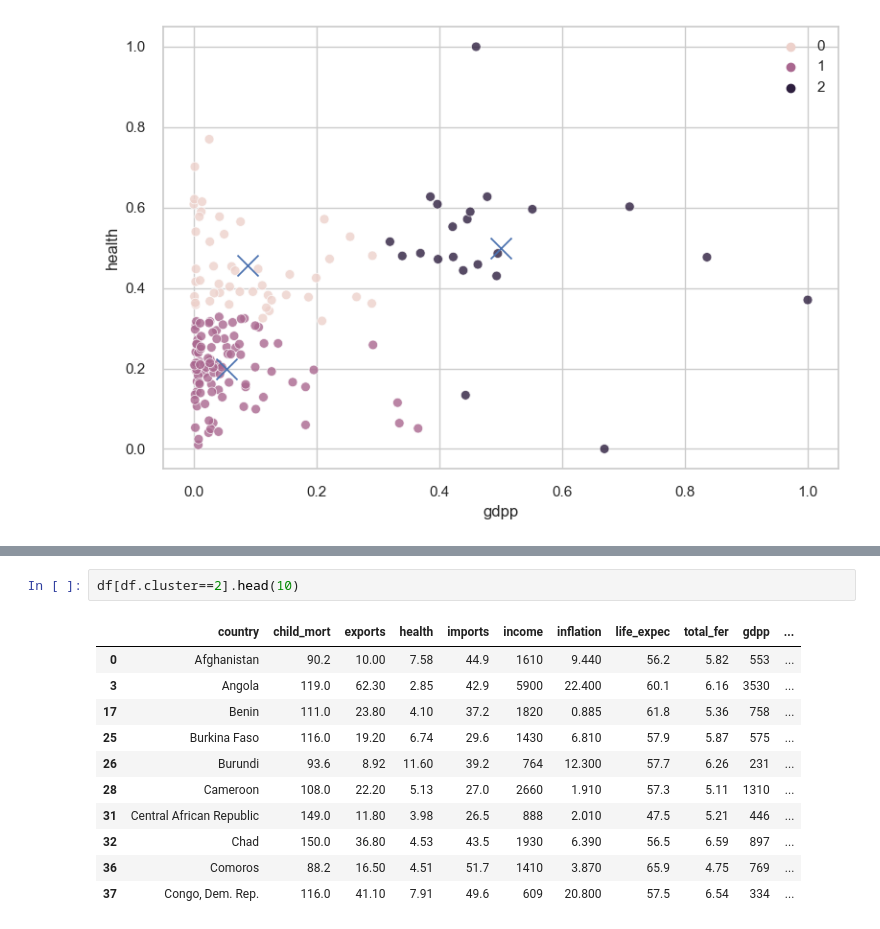
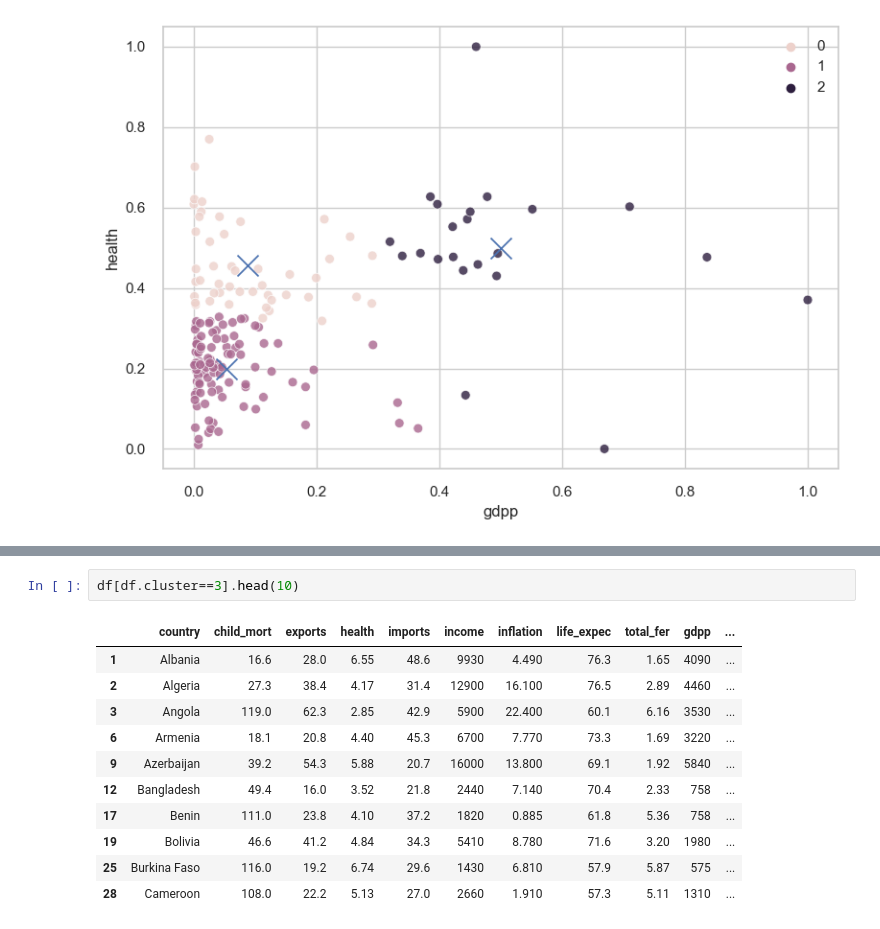
Before and after one commit to HarlamovGarik/dsml, a Jupyter notebook: Lab4/4_k-means.ipynb, the cells around one changed output, grey strips where cells are left out. Saved outputs shown, nothing was run; the diff lists cells and outputs as text.

```diff
--- a/Lab4/4_k-means.ipynb
+++ b/Lab4/4_k-means.ipynb
@@ -226,14 +276,14 @@ clusters
 # %%
-df[df.cluster==2].head(10)
+df[df.cluster==3].head(10)
 # %% [output]
 |  | country | child_mort | exports | health | imports | income | inflation | life_expec | total_fer | gdpp | ... |
-| 0 | Afghanistan | 90.2 | 10.00 | 7.58 | 44.9 | 1610 | 9.440 | 56.2 | 5.82 | 553 | ... |
-| 3 | Angola | 119.0 | 62.30 | 2.85 | 42.9 | 5900 | 22.400 | 60.1 | 6.16 | 3530 | ... |
-| 17 | Benin | 111.0 | 23.80 | 4.10 | 37.2 | 1820 | 0.885 | 61.8 | 5.36 | 758 | ... |
-| 25 | Burkina Faso | 116.0 | 19.20 | 6.74 | 29.6 | 1430 | 6.810 | 57.9 | 5.87 | 575 | ... |
-| 26 | Burundi | 93.6 | 8.92 | 11.60 | 39.2 | 764 | 12.300 | 57.7 | 6.26 | 231 | ... |
-| 28 | Cameroon | 108.0 | 22.20 | 5.13 | 27.0 | 2660 | 1.910 | 57.3 | 5.11 | 1310 | ... |
-| 31 | Central African Republic | 149.0 | 11.80 | 3.98 | 26.5 | 888 | 2.010 | 47.5 | 5.21 | 446 | ... |
-| 32 | Chad | 150.0 | 36.80 | 4.53 | 43.5 | 1930 | 6.390 | 56.5 | 6.59 | 897 | ... |
-| 36 | Comoros | 88.2 | 16.50 | 4.51 | 51.7 | 1410 | 3.870 | 65.9 | 4.75 | 769 | ... |
-| 37 | Congo, Dem. Rep. | 116.0 | 41.10 | 7.91 | 49.6 | 609 | 20.800 | 57.5 | 6.54 | 334 | ... |
+| 1 | Albania | 16.6 | 28.0 | 6.55 | 48.6 | 9930 | 4.490 | 76.3 | 1.65 | 4090 | ... |
+| 2 | Algeria | 27.3 | 38.4 | 4.17 | 31.4 | 12900 | 16.100 | 76.5 | 2.89 | 4460 | ... |
+| 3 | Angola | 119.0 | 62.3 | 2.85 | 42.9 | 5900 | 22.400 | 60.1 | 6.16 | 3530 | ... |
+| 6 | Armenia | 18.1 | 20.8 | 4.40 | 45.3 | 6700 | 7.770 | 73.3 | 1.69 | 3220 | ... |
+| 9 | Azerbaijan | 39.2 | 54.3 | 5.88 | 20.7 | 16000 | 13.800 | 69.1 | 1.92 | 5840 | ... |
+| 12 | Bangladesh | 49.4 | 16.0 | 3.52 | 21.8 | 2440 | 7.140 | 70.4 | 2.33 | 758 | ... |
+| 17 | Benin | 111.0 | 23.8 | 4.10 | 37.2 | 1820 | 0.885 | 61.8 | 5.36 | 758 | ... |
+| 19 | Bolivia | 46.6 | 41.2 | 4.84 | 34.3 | 5410 | 8.780 | 71.6 | 3.20 | 1980 | ... |
+| 25 | Burkina Faso | 116.0 | 19.2 | 6.74 | 29.6 | 1430 | 6.810 | 57.9 | 5.87 | 575 | ... |
+| 28 | Cameroon | 108.0 | 22.2 | 5.13 | 27.0 | 2660 | 1.910 | 57.3 | 5.11 | 1310 | ... |
```
Also changed, not shown: parts of 38 cells of this notebook, 12 other files.
